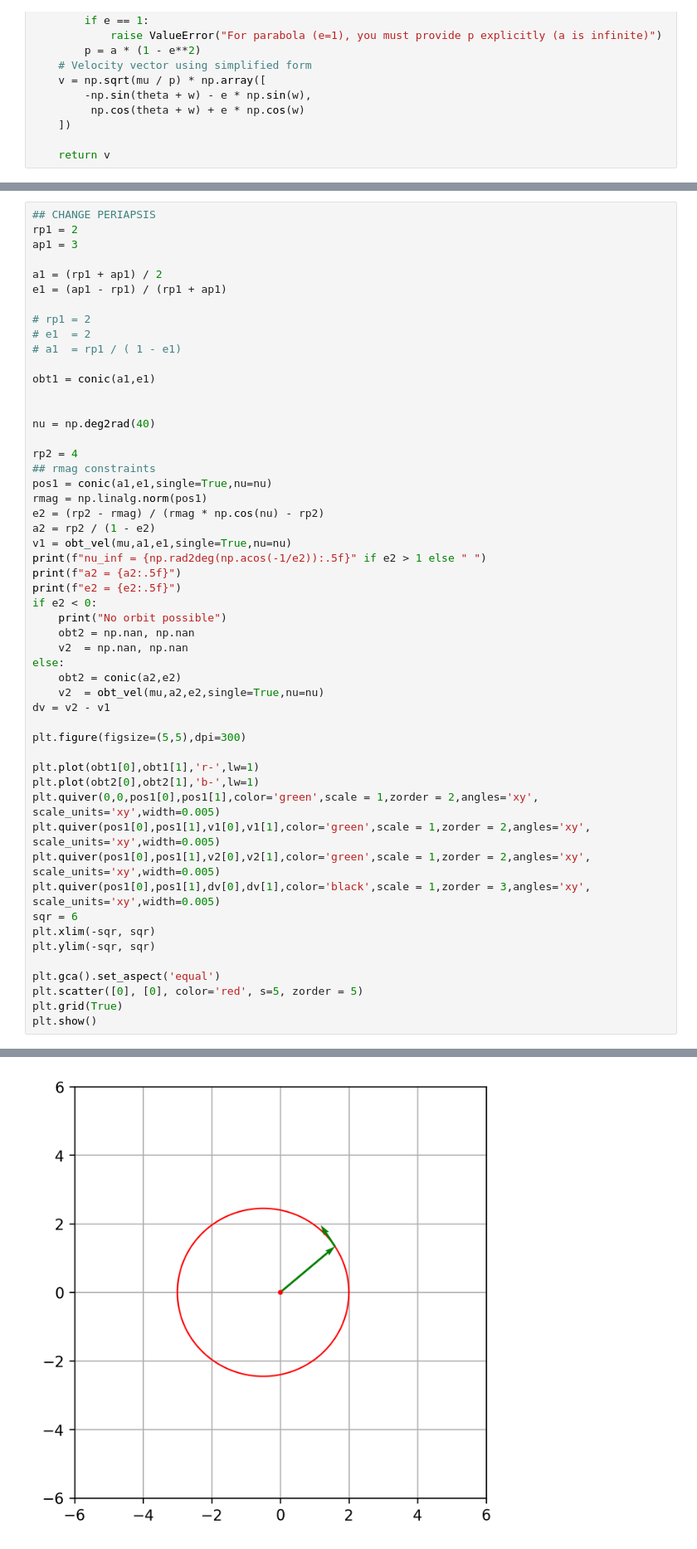
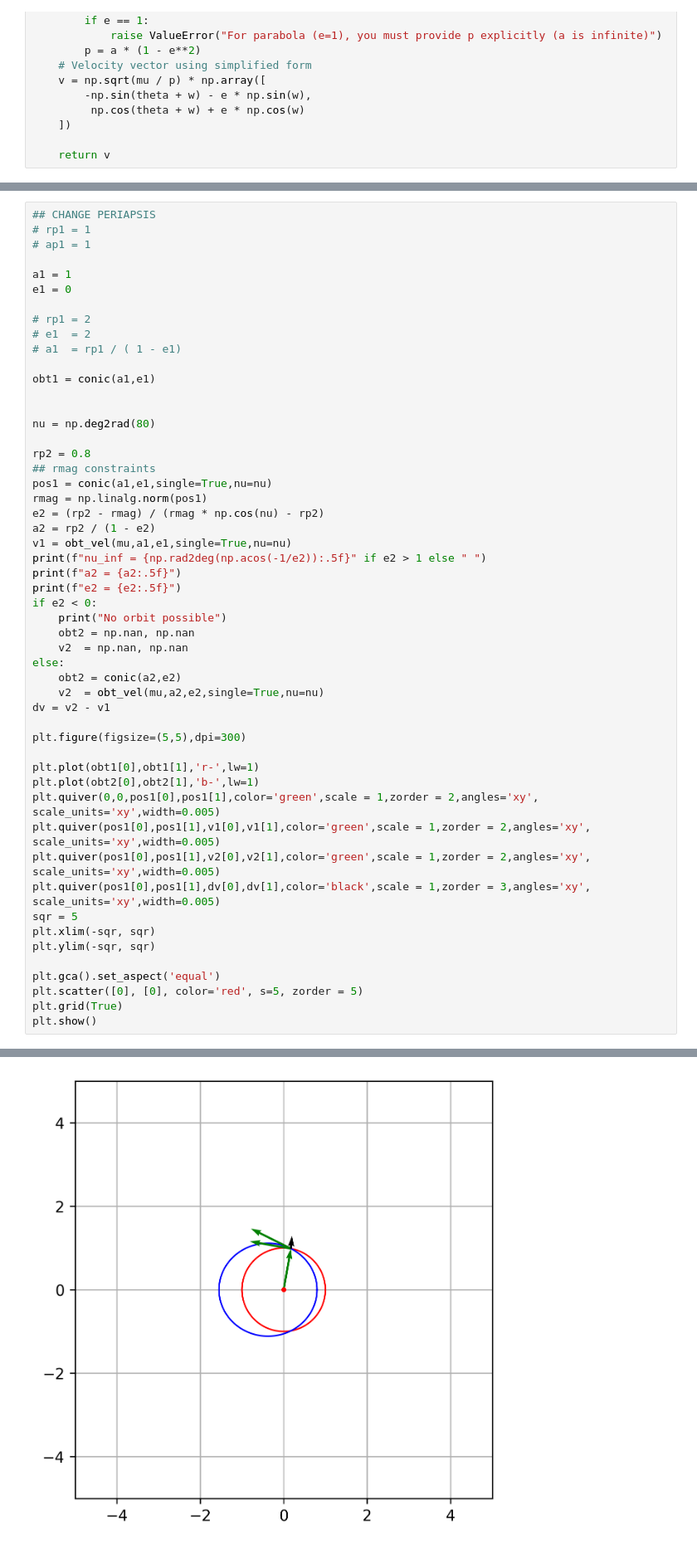
Before and after one commit to silvernuke911/KOSscripts, a Jupyter notebook: lib/tester.ipynb, the cells around one changed output, grey strips where cells are left out. Shown at 83% size. Drawn from its saved outputs; the diff is of its cells as text.

```diff
--- a/lib/tester.ipynb
+++ b/lib/tester.ipynb
@@ -347,11 +347,11 @@ plt.show()
 [figure]
 # %%
 ## CHANGE PERIAPSIS
-rp1 = 2
-ap1 = 3
+# rp1 = 1
+# ap1 = 1
 
-a1 = (rp1 + ap1) / 2
-e1 = (ap1 - rp1) / (rp1 + ap1)
+a1 = 1
+e1 = 0
 
 # rp1 = 2
 # e1  = 2
@@ -360,9 +360,9 @@ e1 = (ap1 - rp1) / (rp1 + ap1)
 obt1 = conic(a1,e1)
 
 
-nu = np.deg2rad(40)
+nu = np.deg2rad(80)
 
-rp2 = 4
+rp2 = 0.8
 ## rmag constraints
 pos1 = conic(a1,e1,single=True,nu=nu)
 rmag = np.linalg.norm(pos1)
@@ -389,7 +389,7 @@ plt.quiver(0,0,pos1[0],pos1[1],color='green',scale = 1,zorder = 2,angles='xy', s
 plt.quiver(pos1[0],pos1[1],v1[0],v1[1],color='green',scale = 1,zorder = 2,angles='xy', scale_units='xy',width=0.005)
 plt.quiver(pos1[0],pos1[1],v2[0],v2[1],color='green',scale = 1,zorder = 2,angles='xy', scale_units='xy',width=0.005)
 plt.quiver(pos1[0],pos1[1],dv[0],dv[1],color='black',scale = 1,zorder = 3,angles='xy', scale_units='xy',width=0.005)
-sqr = 6
+sqr = 5
 plt.xlim(-sqr, sqr)
 plt.ylim(-sqr, sqr)
 
@@ -404,3 +403,3 @@ No orbit possible
-[figure, old version]
+[figure, new version]
 # %%
 ## CHANGE APOAPSIS
```
Also changed, not shown: parts of 5 cells of this notebook, 3 other files.
